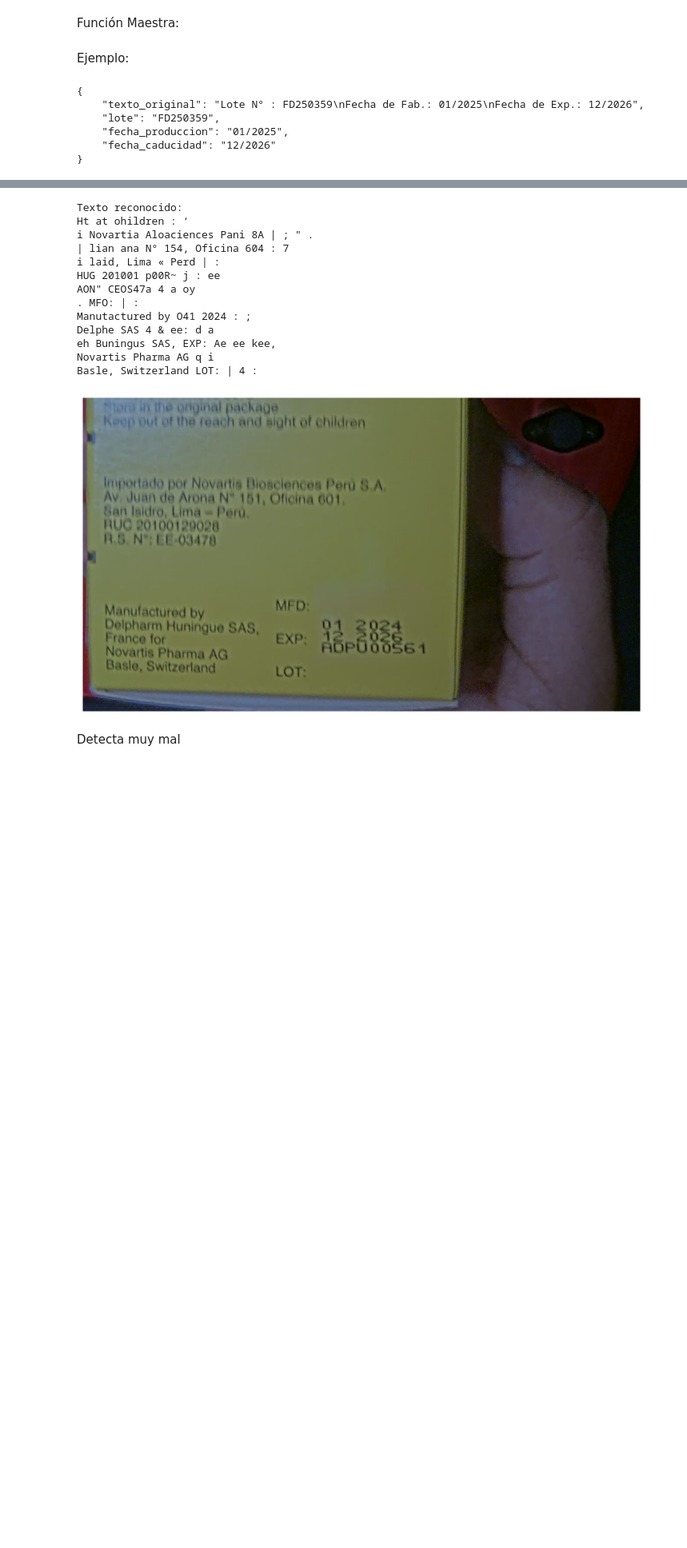
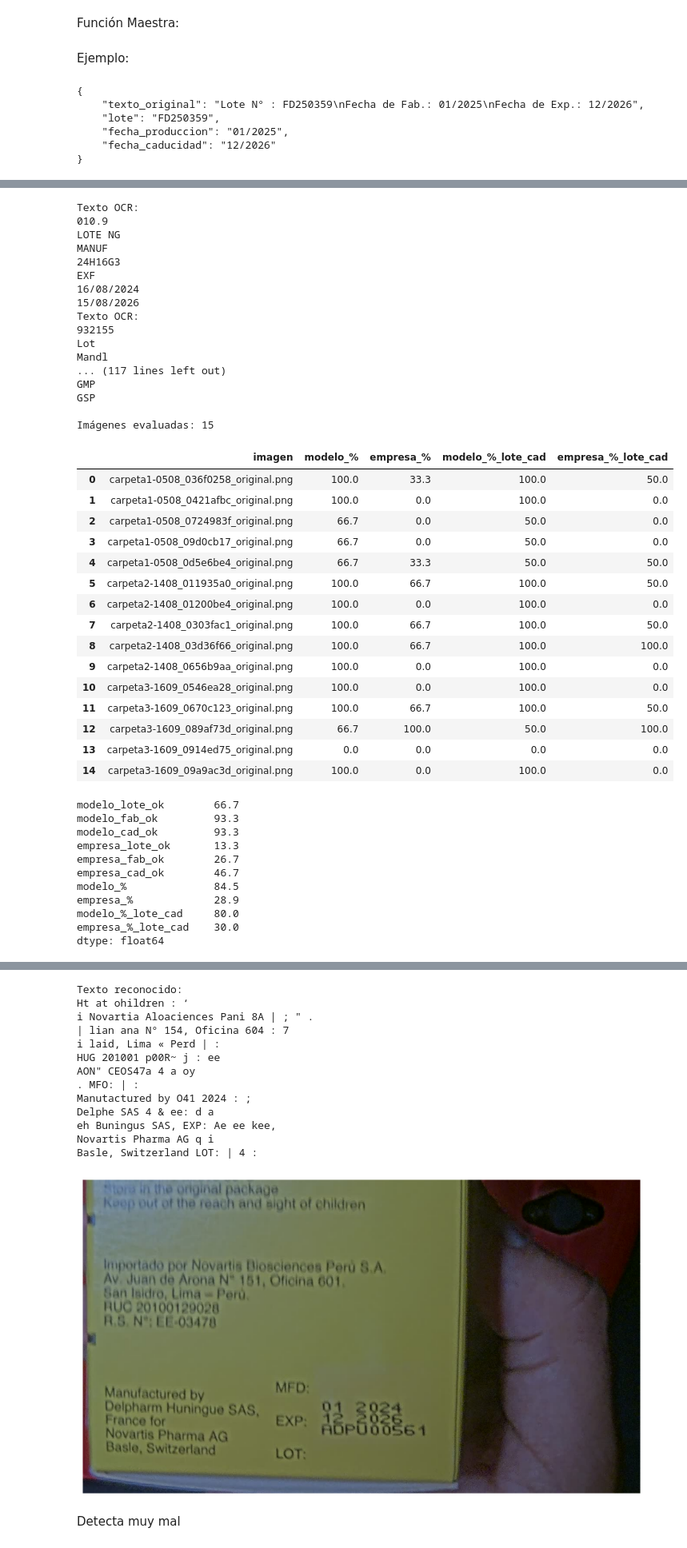
Before and after one commit to csampedr/NuxiaProject, a Jupyter notebook: Paddle.ipynb, the cells around one changed output, grey strips where cells are left out. Shown at 80% size. Saved outputs shown, nothing was run; the diff lists cells and outputs as text; code cells hidden in the pictures; blank space fills up the shorter version.

```diff
--- a/Paddle.ipynb
+++ b/Paddle.ipynb
@@ -357,8 +361,12 @@ print(json.dumps(datos, indent=4, ensure_ascii=False))
 # %%
-def process_image(ocr, img):
+def process_image(ocr, path, img):
 
     # 1. Ejecutar el OCR sobre la imagen
     prediccion = ocr.predict(img)
+
+    res = next(iter(prediccion))   # primer (y normalmente único) resultado
+
+    img_ocr = res.img["ocr_res_img"]
 
     # 2. Extraer los textos reconocidos
     rec_texts = []
@@ -380,7 +388,7 @@ def process_image(ocr, img):
             )
 
     # 3. Guardar el informe JSON
-    ruta_json = path_img / "report.json"
+    ruta_json = path / "ocr_report.json"
 
     with open(ruta_json, "w", encoding="utf-8") as f:
         json.dump({"rec_texts": rec_texts}, f, ensure_ascii=False, indent=2)
@@ -398,7 +406,7 @@ def process_image(ocr, img):
     # 5. Pasar el texto a tu función maestra
     resultado = funcion_maestra(texto)
 
-    return resultado
+    return resultado, img_ocr
 # %%
 # Copiar y pegar para más comodidad
 
@@ -462,0 +484,21 @@ Exp
+# %%
+GROUND_TRUTH = {
+    "carpeta1-0508_0d5e6be4_original.png": {"lote": "DNf0880B", "fab": "2024-09", "cad": "2026-08"},
+    "carpeta1-0508_09d0cb17_original.png": {"lote": "20241104", "fab": "2024-11", "cad": "2026-11"},
+    "carpeta1-0508_036f0258_original.png": {"lote": "24H16G3", "fab": "2024-08", "cad": "2026-08"},  # ejemplo, verificar
+    "carpeta1-0508_0421afbc_original.png": {"lote": "932155", "fab": "2024-08", "cad": "2026-08"},
+    "carpeta1-0508_0724983f_original.png": {"lote": "BAF0434A", "fab": "2024-09", "cad": "2026-08"},
+
+
+    "carpeta2-1408_03d36f66_original.png": {"lote": "TDTX3", "fab": "2024-01", "cad": "2026-12"},
+    "carpeta2-1408_0303fac1_original.png": {"lote": "54Y20W", "fab": "", "cad": "2026-12"},
+    "carpeta2-1408_0656b9aa_original.png": {"lote": "30015001", "fab": "2023-12", "cad": "2026-12"},
+    "carpeta2-1408_01200be4_original.png": {"lote": "4031037", "fab": "2024-12", "cad": "2026-12"},
+    "carpeta2-1408_011935a0_original.png": {"lote": "2120064", "fab": "", "cad": "2026-12"},
+
+    "carpeta3-1609_09a9ac3d_original.png": {"lote": "BCY0125002", "fab": "2025-01", "cad": "2026-12"},
+    "carpeta3-1609_089af73d_original.png": {"lote": "", "fab": "", "cad": ""},   # excluida: lote ilegible
+    "carpeta3-1609_0546ea28_original.png": {"lote": "1248825", "fab": "2025-01", "cad": "2026-09"}, # está upsidedown
+    "carpeta3-1609_0670c123_original.png": {"lote": "241217", "fab": "", "cad": "2026-12"},
+    "carpeta3-1609_0914ed75_original.png": {"lote": "BCY0125002", "fab": "2025-01", "cad": "2026-12"}
+}
@@ -462,0 +595,49 @@ Exp
+# %%
+df_metricas, resumen = main(paddle_ocr, GROUND_TRUTH)
+display(df_metricas[["imagen", "modelo_%", "empresa_%", "modelo_%_lote_cad", "empresa_%_lote_cad"]])
+display(resumen)
+# %% [output]
+Texto OCR:
+010.9
+LOTE NG
+MANUF
+24H16G3
+EXF
+16/08/2024
+15/08/2026
+Texto OCR:
+932155
+Lot
+Mandl
+... (117 lines left out)
+GMP
+GSP
+
+Imágenes evaluadas: 15
+|  | imagen | modelo_% | empresa_% | modelo_%_lote_cad | empresa_%_lote_cad |
+| 0 | carpeta1-0508_036f0258_original.png | 100.0 | 33.3 | 100.0 | 50.0 |
+| 1 | carpeta1-0508_0421afbc_original.png | 100.0 | 0.0 | 100.0 | 0.0 |
+| 2 | carpeta1-0508_0724983f_original.png | 66.7 | 0.0 | 50.0 | 0.0 |
+| 3 | carpeta1-0508_09d0cb17_original.png | 66.7 | 0.0 | 50.0 | 0.0 |
+| 4 | carpeta1-0508_0d5e6be4_original.png | 66.7 | 33.3 | 50.0 | 50.0 |
+| 5 | carpeta2-1408_011935a0_original.png | 100.0 | 66.7 | 100.0 | 50.0 |
+| 6 | carpeta2-1408_01200be4_original.png | 100.0 | 0.0 | 100.0 | 0.0 |
+| 7 | carpeta2-1408_0303fac1_original.png | 100.0 | 66.7 | 100.0 | 50.0 |
+| 8 | carpeta2-1408_03d36f66_original.png | 100.0 | 66.7 | 100.0 | 100.0 |
+| 9 | carpeta2-1408_0656b9aa_original.png | 100.0 | 0.0 | 100.0 | 0.0 |
+| 10 | carpeta3-1609_0546ea28_original.png | 100.0 | 0.0 | 100.0 | 0.0 |
+| 11 | carpeta3-1609_0670c123_original.png | 100.0 | 66.7 | 100.0 | 50.0 |
+| 12 | carpeta3-1609_089af73d_original.png | 66.7 | 100.0 | 50.0 | 100.0 |
+| 13 | carpeta3-1609_0914ed75_original.png | 0.0 | 0.0 | 0.0 | 0.0 |
+| 14 | carpeta3-1609_09a9ac3d_original.png | 100.0 | 0.0 | 100.0 | 0.0 |
+modelo_lote_ok        66.7
+modelo_fab_ok         93.3
+modelo_cad_ok         93.3
+empresa_lote_ok       13.3
+empresa_fab_ok        26.7
+empresa_cad_ok        46.7
+modelo_%              84.5
+empresa_%             28.9
+modelo_%_lote_cad     80.0
+empresa_%_lote_cad    30.0
+dtype: float64
```
Also changed, not shown: parts of 36 cells of this notebook, 46 other files.
